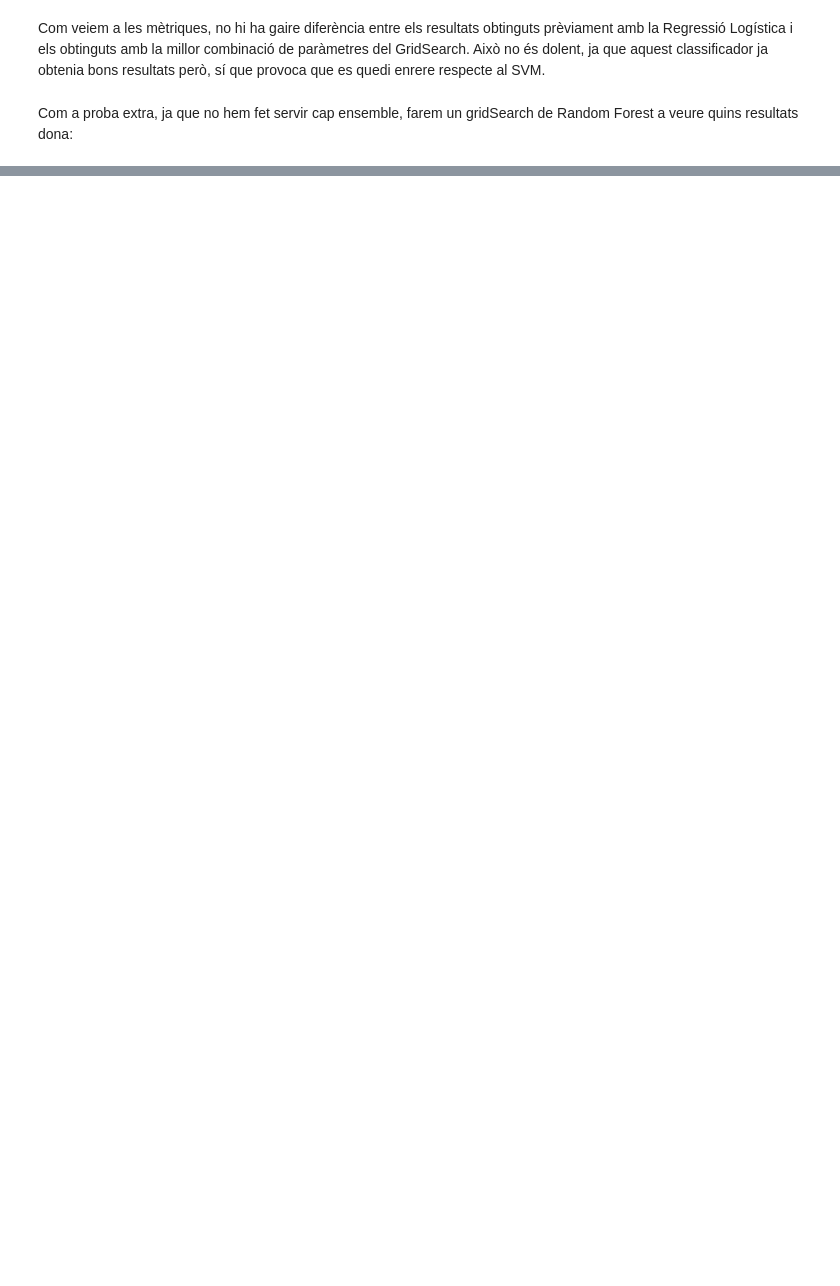
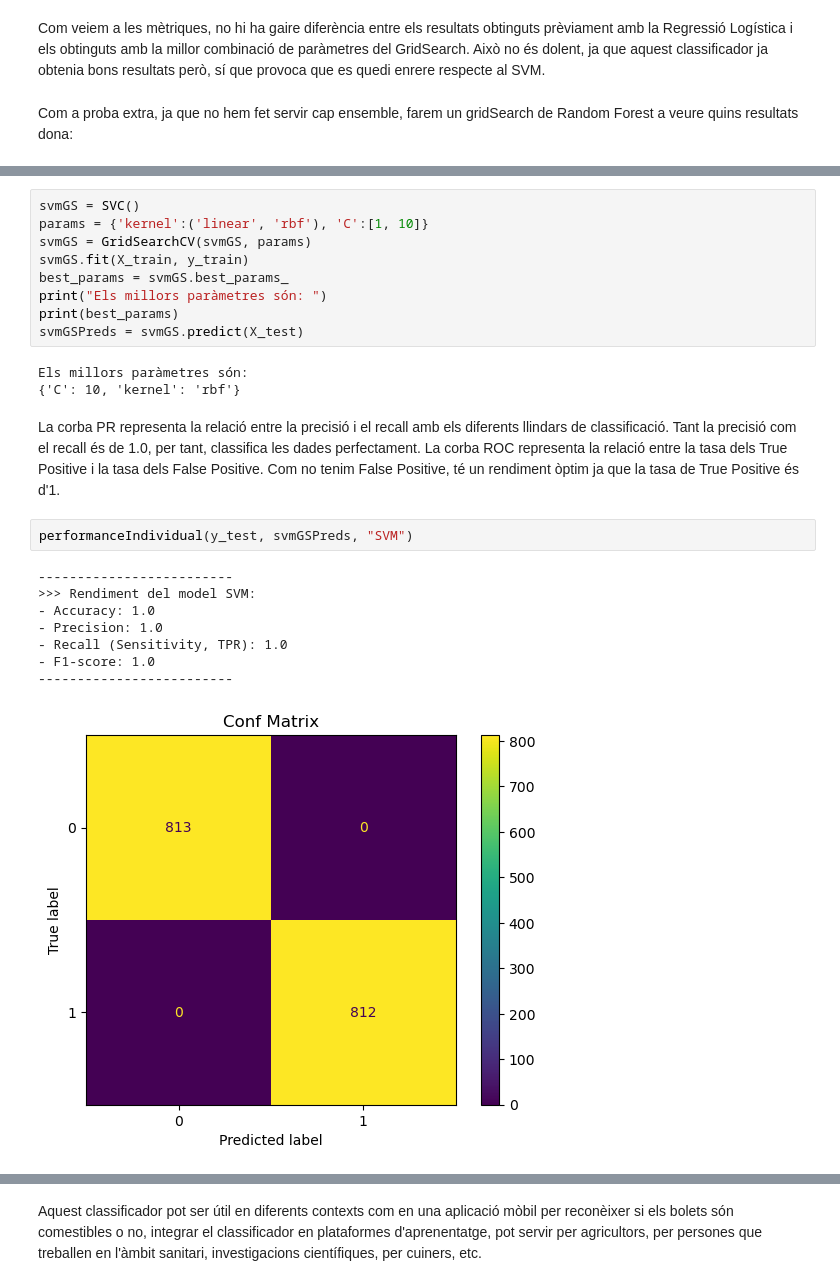
Before and after one commit to NIU1669682/Cas-Kaggle-2, a Jupyter notebook: Classificador de bolets.ipynb, the cells around one changed output, grey strips where cells are left out. Drawn from its saved outputs; the diff is of its cells as text; blank space fills up the shorter version.

```diff
--- a/Classificador de bolets.ipynb
+++ b/Classificador de bolets.ipynb
@@ -373,0 +390,26 @@ performanceIndividual(y_test, RandForestPreds, "Random Forest")
+# %%
+svmGS = SVC()
+params = {'kernel':('linear', 'rbf'), 'C':[1, 10]}
+svmGS = GridSearchCV(svmGS, params)
+svmGS.fit(X_train, y_train)
+best_params = svmGS.best_params_
+print("Els millors paràmetres són: ")
+print(best_params)
+svmGSPreds = svmGS.predict(X_test)
+# %% [output]
+Els millors paràmetres són:
+{'C': 10, 'kernel': 'rbf'}
+# %% [markdown]
+La corba PR representa la relació entre la precisió i el recall amb els diferents llindars de classificació. Tant la precisió com el recall és de 1.0, per tant, classifica les dades perfectament.
+La corba ROC representa la relació entre la tasa dels True Positive i la tasa dels False Positive. Com no tenim False Positive, té un rendiment òptim ja que la tasa de True Positive és d'1.
+# %%
+performanceIndividual(y_test, svmGSPreds, "SVM")
+# %% [output]
+-------------------------
+>>> Rendiment del model SVM:
+- Accuracy: 1.0
+- Precision: 1.0
+- Recall (Sensitivity, TPR): 1.0
+- F1-score: 1.0
+-------------------------
+[figure, added]
@@ -373,0 +417,2 @@ performanceIndividual(y_test, RandForestPreds, "Random Forest")
+# %% [markdown]
+Aquest classificador pot ser útil en diferents contexts com en una aplicació mòbil per reconèixer si els bolets són comestibles o no, integrar el classificador en plataformes d'aprenentatge, pot servir per agricultors, per persones que treballen en l'àmbit sanitari, investigacions científiques, per cuiners, etc.
```
Also changed, not shown: parts of 11 cells of this notebook.
